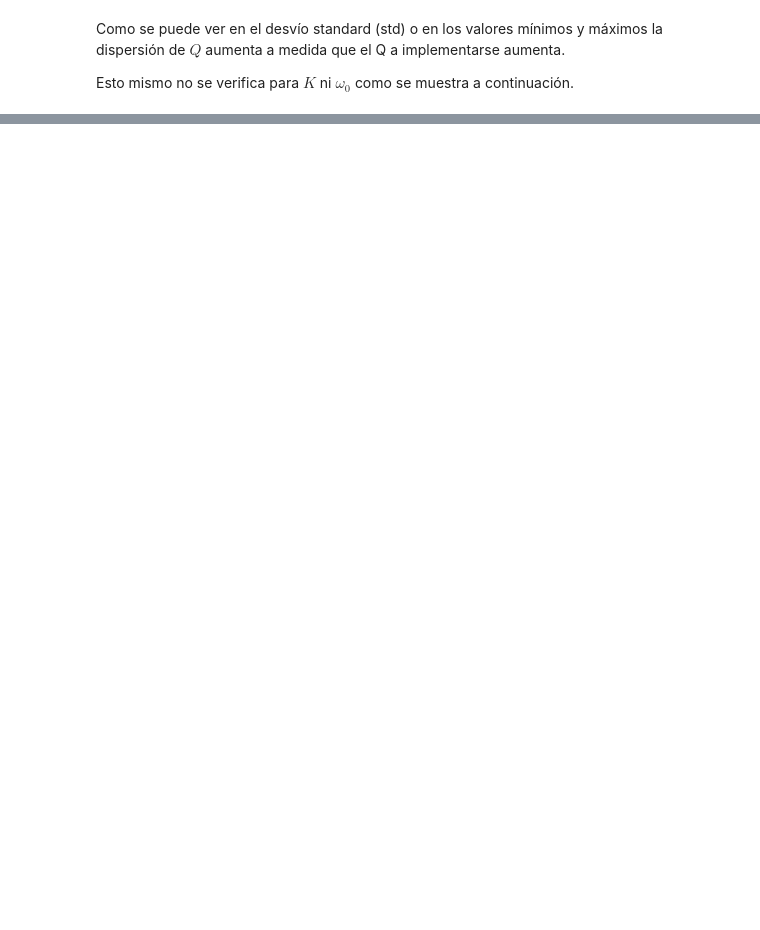
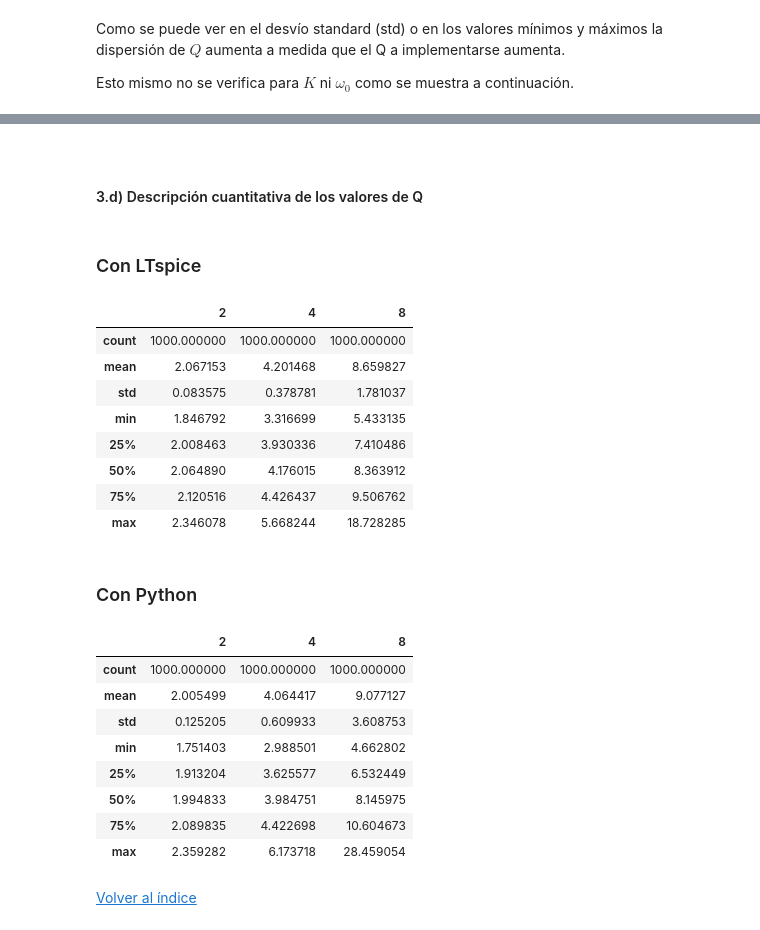
Before and after one commit to marianux/tc2, a Jupyter notebook: Sallen-Key sensibilidad.ipynb, the cells around one changed output, grey strips where cells are left out. Saved outputs shown, nothing was run; the diff lists cells and outputs as text; code cells hidden in the pictures; blank space fills up the shorter version.

```diff
--- a/Sallen-Key sensibilidad.ipynb
+++ b/Sallen-Key sensibilidad.ipynb
@@ -482,0 +669,44 @@ display(dfK.describe())
+# %%
+# enlace para presentar los resultados.
+display(Markdown(r'<a id=''3.d''></a>'))
+
+dfQ_ltspice = pd.concat([df[0]['q_meas']/df[0]['k_meas'], df[1]['q_meas']/df[1]['k_meas'], df[2]['q_meas']/df[2]['k_meas']], axis=1)
+dfQ_ltspice.columns = all_Qset
+
+print_subtitle('3.d) Descripción cuantitativa de los valores de Q')
+
+display(Markdown(r'### Con LTspice'))
+
+display(dfQ_ltspice.describe())
+
+display(Markdown(r'### Con Python'))
+
+display(dfQ.describe())
+
+
+# enlace para volver al índice principal.
+display(Markdown(r'[Volver al índice](#indice)'))
+# %% [output]
+<a id=3.d></a>
+#### 3.d) Descripción cuantitativa de los valores de Q
+### Con LTspice
+|  | 2 | 4 | 8 |
+| count | 1000.000000 | 1000.000000 | 1000.000000 |
+| mean | 2.067153 | 4.201468 | 8.659827 |
+| std | 0.083575 | 0.378781 | 1.781037 |
+| min | 1.846792 | 3.316699 | 5.433135 |
+| 25% | 2.008463 | 3.930336 | 7.410486 |
+| 50% | 2.064890 | 4.176015 | 8.363912 |
+| 75% | 2.120516 | 4.426437 | 9.506762 |
+| max | 2.346078 | 5.668244 | 18.728285 |
+### Con Python
+|  | 2 | 4 | 8 |
+| count | 1000.000000 | 1000.000000 | 1000.000000 |
+| mean | 2.005499 | 4.064417 | 9.077127 |
+| std | 0.125205 | 0.609933 | 3.608753 |
+| min | 1.751403 | 2.988501 | 4.662802 |
+| 25% | 1.913204 | 3.625577 | 6.532449 |
+| 50% | 1.994833 | 3.984751 | 8.145975 |
+| 75% | 2.089835 | 4.422698 | 10.604673 |
+| max | 2.359282 | 6.173718 | 28.459054 |
+[Volver al índice](#indice)
```
Also changed, not shown: parts of 19 cells of this notebook, 7 other files.
